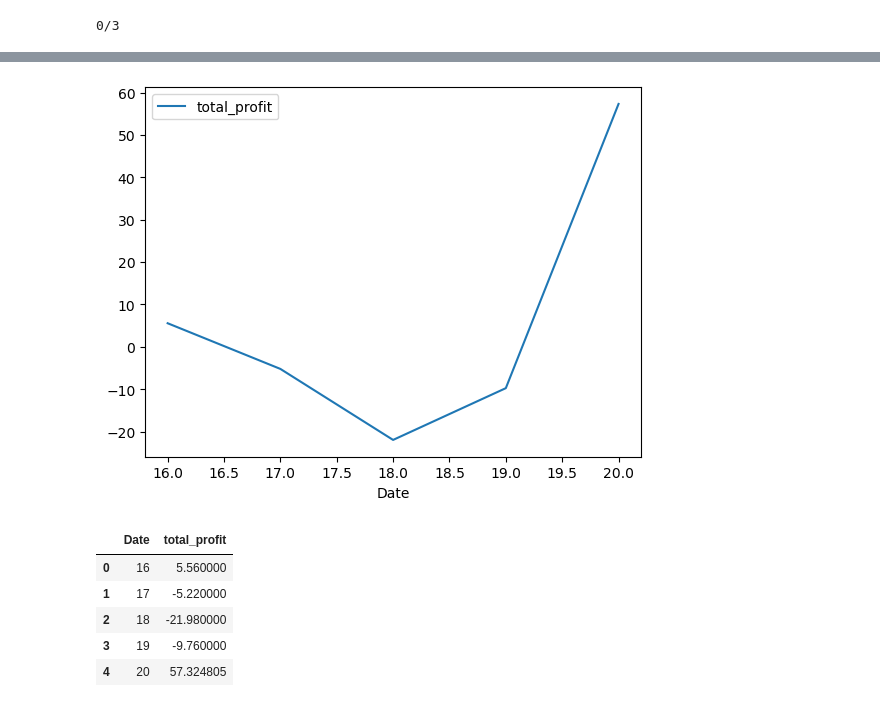
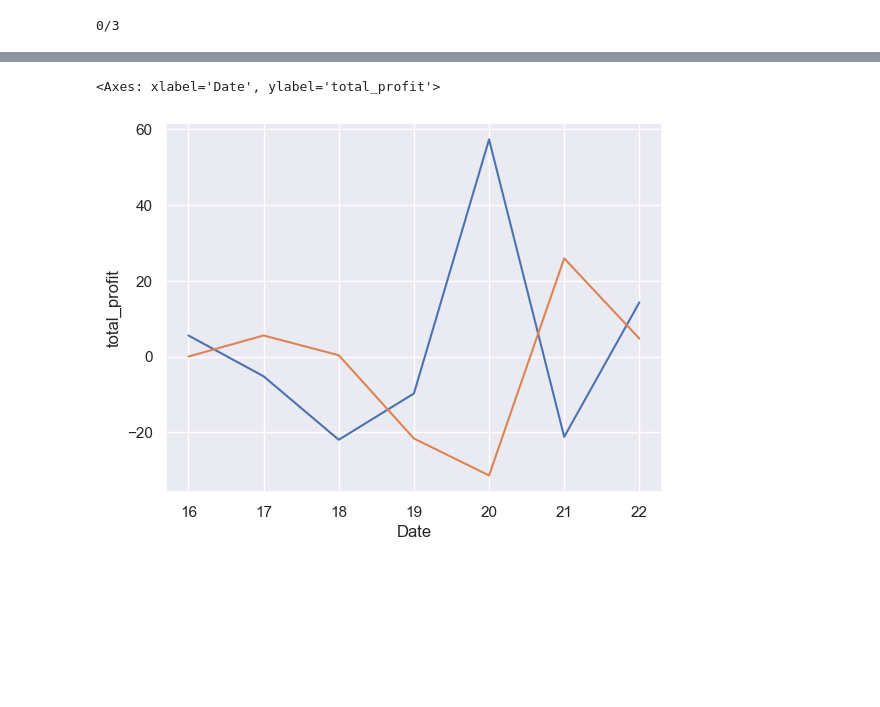
Before and after one commit to frate3/Sports_odds, a Jupyter notebook: bsbl.ipynb, the cells around one changed output, grey strips where cells are left out. Cells and saved outputs as stored; diff of their text form; code cells hidden in the pictures; blank space fills up the shorter version.

```diff
--- a/bsbl.ipynb
+++ b/bsbl.ipynb
@@ -877,14 +879,15 @@ daily_profit
 # %%
-daily_profit.plot(x="Date",y="total_profit")
-plt.show()
+daily_profit["net"] = daily_profit["total_profit"].cumsum().shift(1).fillna(0)
-# %% [output]
-[figure, removed]
 # %%
+import seaborn as sns
+sns.set_theme(style="darkgrid")
+
+# Plot the responses for different events and regions
+sns.lineplot(x="Date", y="total_profit",
+             data=daily_profit)
+sns.lineplot(x="Date", y="net",
+             data=daily_profit)
 # %% [output]
-|  | Date | total_profit |
-| 0 | 16 | 5.560000 |
-| 1 | 17 | -5.220000 |
-| 2 | 18 | -21.980000 |
-| 3 | 19 | -9.760000 |
-| 4 | 20 | 57.324805 |
+<Axes: xlabel='Date', ylabel='total_profit'>
+[figure, added]
 # %%
```
Also changed, not shown: parts of 4 cells of this notebook, 5 other files.
